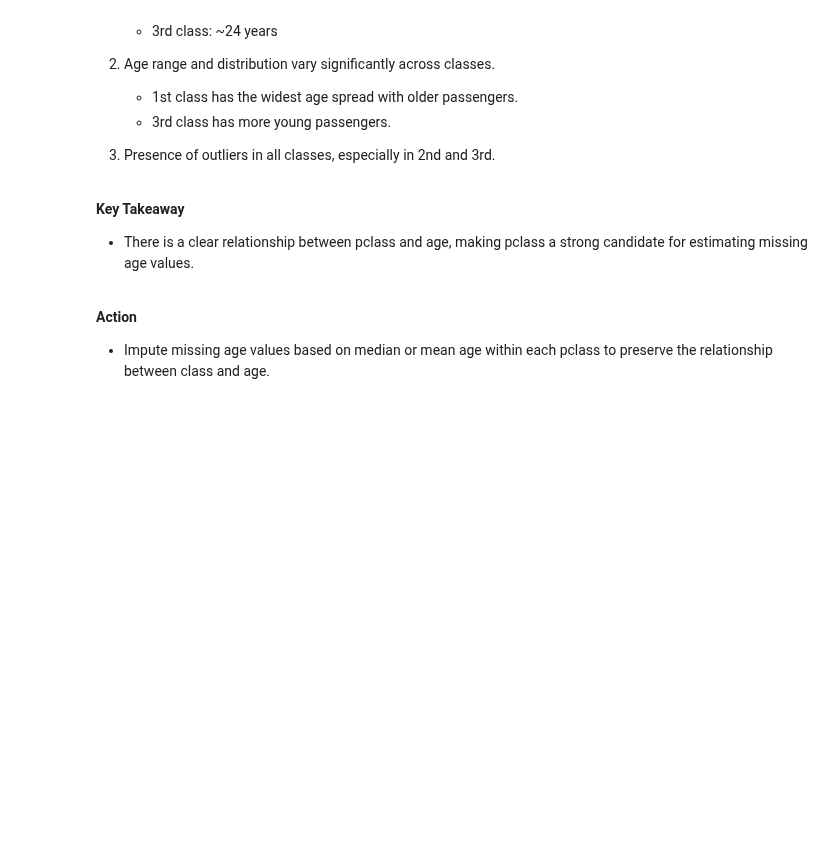
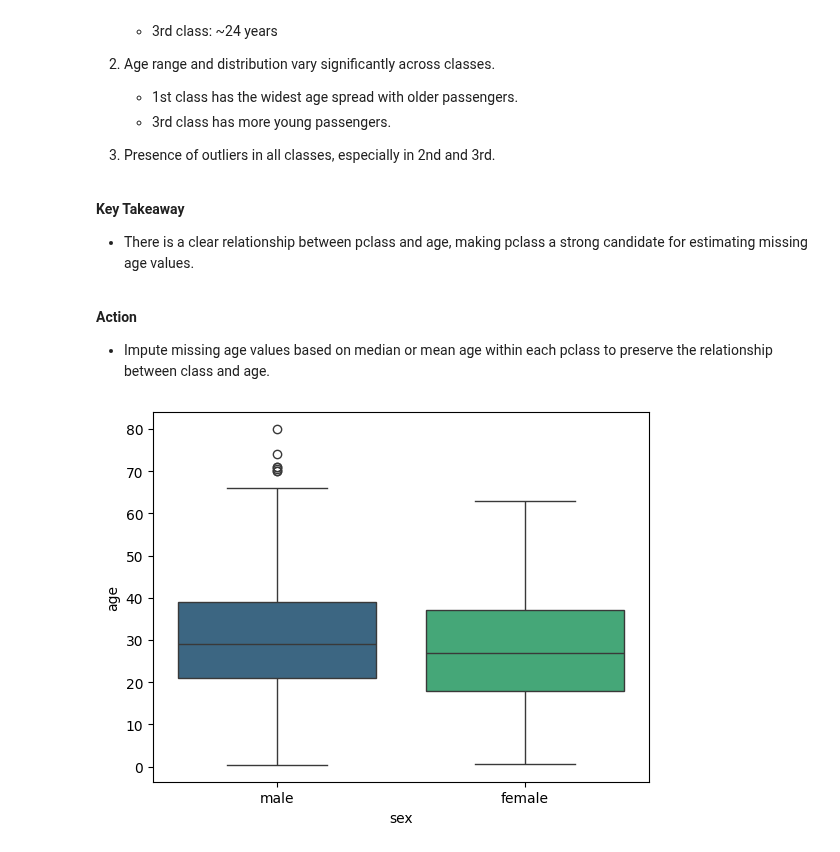
Before and after one commit to tshihab07/Titanic-Life-Prediction, a Jupyter notebook: preprocessing.ipynb, the cells around one changed output. Drawn from its saved outputs; the diff is of its cells as text; code cells hidden in the pictures; blank space fills up the shorter version.

```diff
--- a/preprocessing.ipynb
+++ b/preprocessing.ipynb
@@ -296,3 +296,11 @@ plt.show()
 
 **Action**
 - Impute missing age values based on median or mean age within each pclass to preserve the relationship between class and age.
+# %%
+# examine 'age' distribution accross gender
+sns.boxplot(data=df, x="sex", y='age', palette='viridis')
+
+# show plot
+plt.show()
+# %% [output]
+[figure, added]
```
Also changed, not shown: parts of 4 cells of this notebook.
